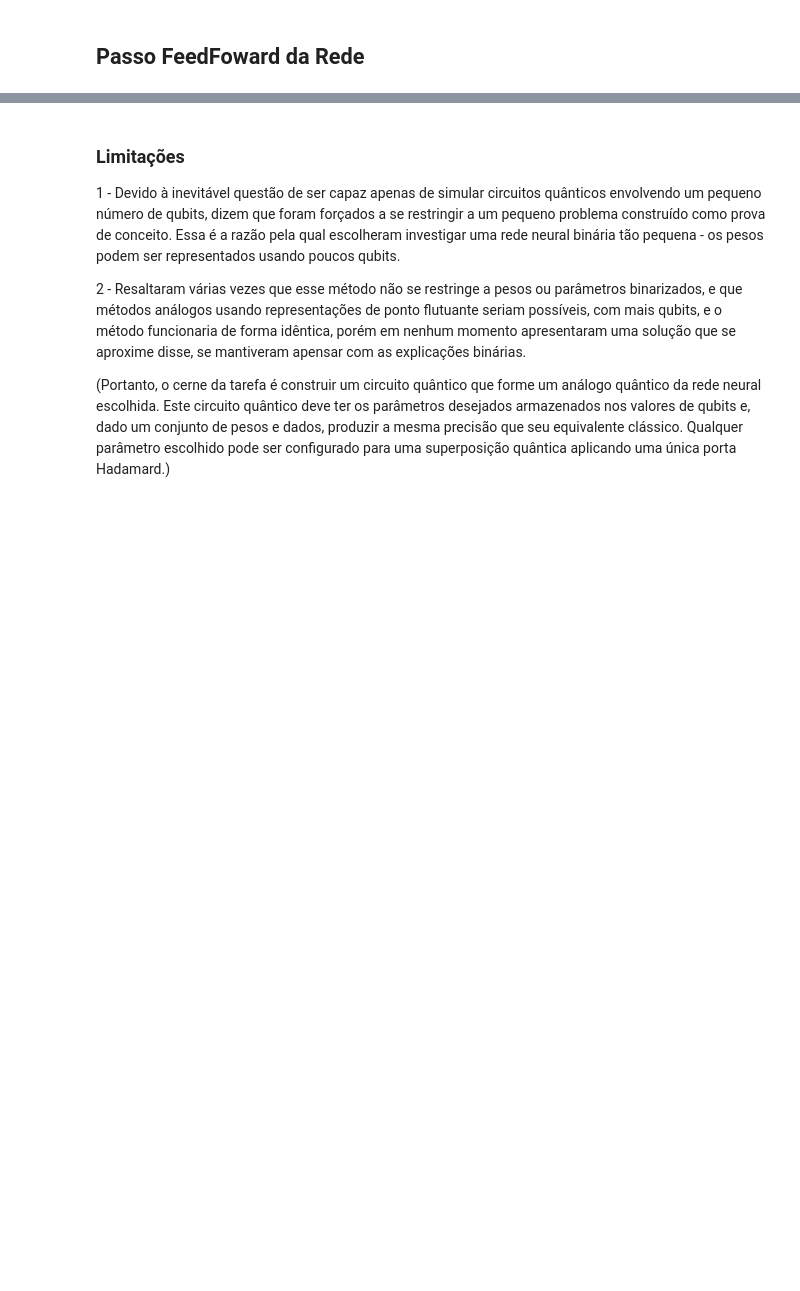
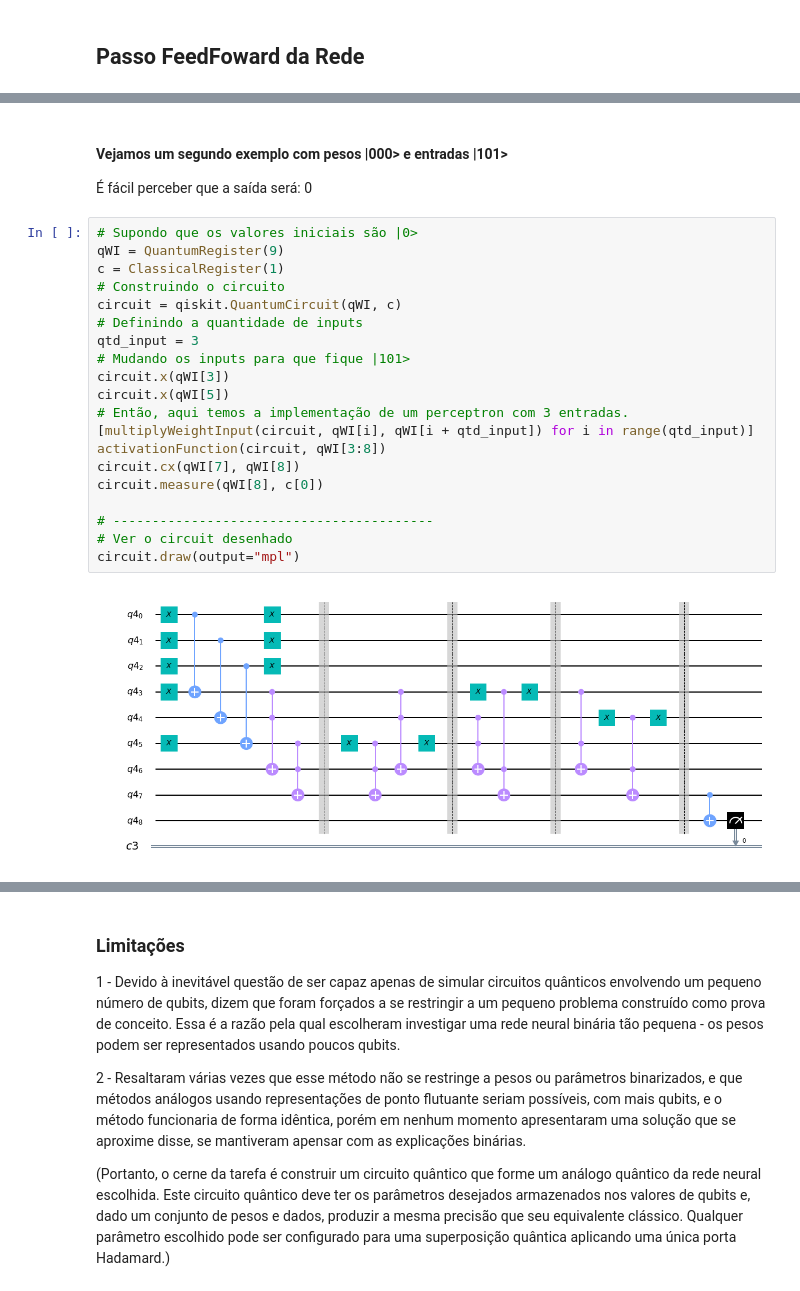
Before and after one commit to adjs/comp-quantica, a Jupyter notebook: projetos/2019-05/Resumo Artigo Sobre QBNN.ipynb, the cells around one changed output, grey strips where cells are left out. Saved outputs shown, nothing was run; the diff lists cells and outputs as text; blank space fills up the shorter version.

```diff
--- a/projetos/2019-05/Resumo Artigo Sobre QBNN.ipynb
+++ b/projetos/2019-05/Resumo Artigo Sobre QBNN.ipynb
@@ -141,0 +292,26 @@ Instalando a biblioteca qiskit para realizar implementações, simulações e ex
+# %% [markdown]
+#### Vejamos um segundo exemplo com pesos |000> e entradas |101>
+
+É fácil perceber que a saída será: 0
+# %%
+# Supondo que os valores iniciais são |0>
+qWI = QuantumRegister(9)
+c = ClassicalRegister(1)
+# Construindo o circuito
+circuit = qiskit.QuantumCircuit(qWI, c)
+# Definindo a quantidade de inputs
+qtd_input = 3
+# Mudando os inputs para que fique |101>
+circuit.x(qWI[3])
+circuit.x(qWI[5])
+# Então, aqui temos a implementação de um perceptron com 3 entradas.
+[multiplyWeightInput(circuit, qWI[i], qWI[i + qtd_input]) for i in range(qtd_input)]
+activationFunction(circuit, qWI[3:8])
+circuit.cx(qWI[7], qWI[8])
+circuit.measure(qWI[8], c[0])
+
+# -----------------------------------------
+# Ver o circuit desenhado
+circuit.draw(output="mpl")
+# %% [output]
+[figure, added]
```
Also changed, not shown: parts of 36 cells of this notebook, 2 other files.
